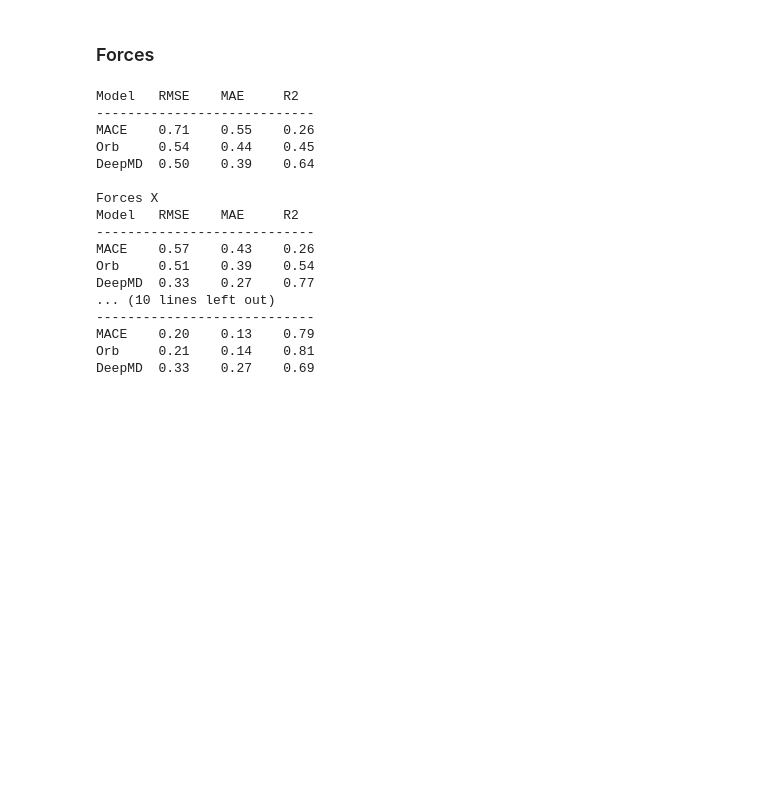
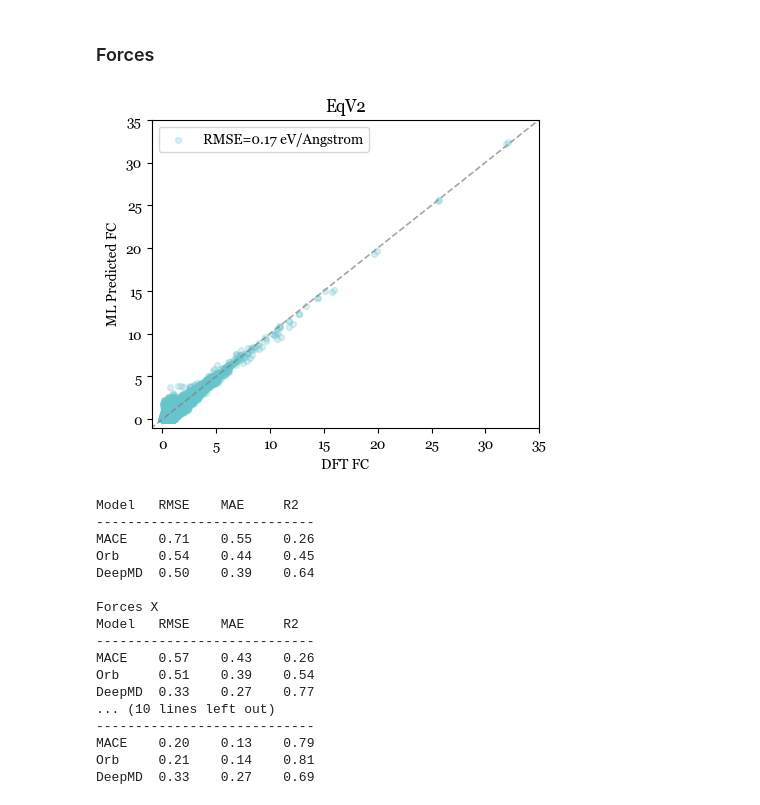
Before and after one commit to pedrozanineli/inference, a Jupyter notebook: 4_mlips_comparative.ipynb, the cells around one changed output. Cells and saved outputs as stored; diff of their text form; code cells hidden in the pictures; blank space fills up the shorter version.

```diff
--- a/4_mlips_comparative.ipynb
+++ b/4_mlips_comparative.ipynb
@@ -25,3 +40,8 @@ predicted_energies_grace = load('results/grace/predicted_energies.pkl')
+# %%
+dft_forces_fc = load('results/fair-chem/eqV2-M/pt1_dft_forces.pkl')
+dft_energies_fc = load('results/fair-chem/eqV2-M/pt1_dft_energies.pkl')
+predicted_forces_fc = load('results/fair-chem/eqV2-M/pt1_predicted_forces.pkl')
+predicted_energies_fc = load('results/fair-chem/eqV2-M/pt1_predicted_energies.pkl')
 # %%
 plt.rcParams["font.family"] = "Georgia"
 # %% [markdown]
@@ -90,6 +110,29 @@ plt.show()
 [figure]
 # %% [markdown]
 ### Forces
+# %%
+for i,atom in enumerate(predicted_forces_fc):
+    predicted_forces_fc[i] = [list(atom[0]),atom[1]]
+
+for i,atom in enumerate(dft_forces_fc):
+    dft_forces_fc[i] = [list(atom[0]),atom[1]]
+
+pmodule = [i[1] for i in predicted_forces_fc]
+dmodule = [i[1] for i in dft_forces_fc]
+# %%
+pl,dl=[],[]
+for p,d in zip(pmodule,dmodule):
+    if p<35:
+        pl.append(p)
+        dl.append(d)
+
+plt.figure(figsize=(5,4))
+parity_plot(pl,dl,label='FC',unit='eV/Angstrom')
+plt.xlim(-1,35),plt.ylim(-1,35)
+plt.title('EqV2')
+plt.show()
+# %% [output]
+[figure, added]
 # %%
 force_module_dft_mace,force_x_dft_mace,force_y_dft_mace,force_z_dft_mace = forces_load(dft_forces_mace)
 force_module_mace,force_x_mace,force_y_mace,force_z_mace = forces_load(predicted_forces_mace)
```
Also changed, not shown: parts of 5 cells of this notebook, 16 other files.
